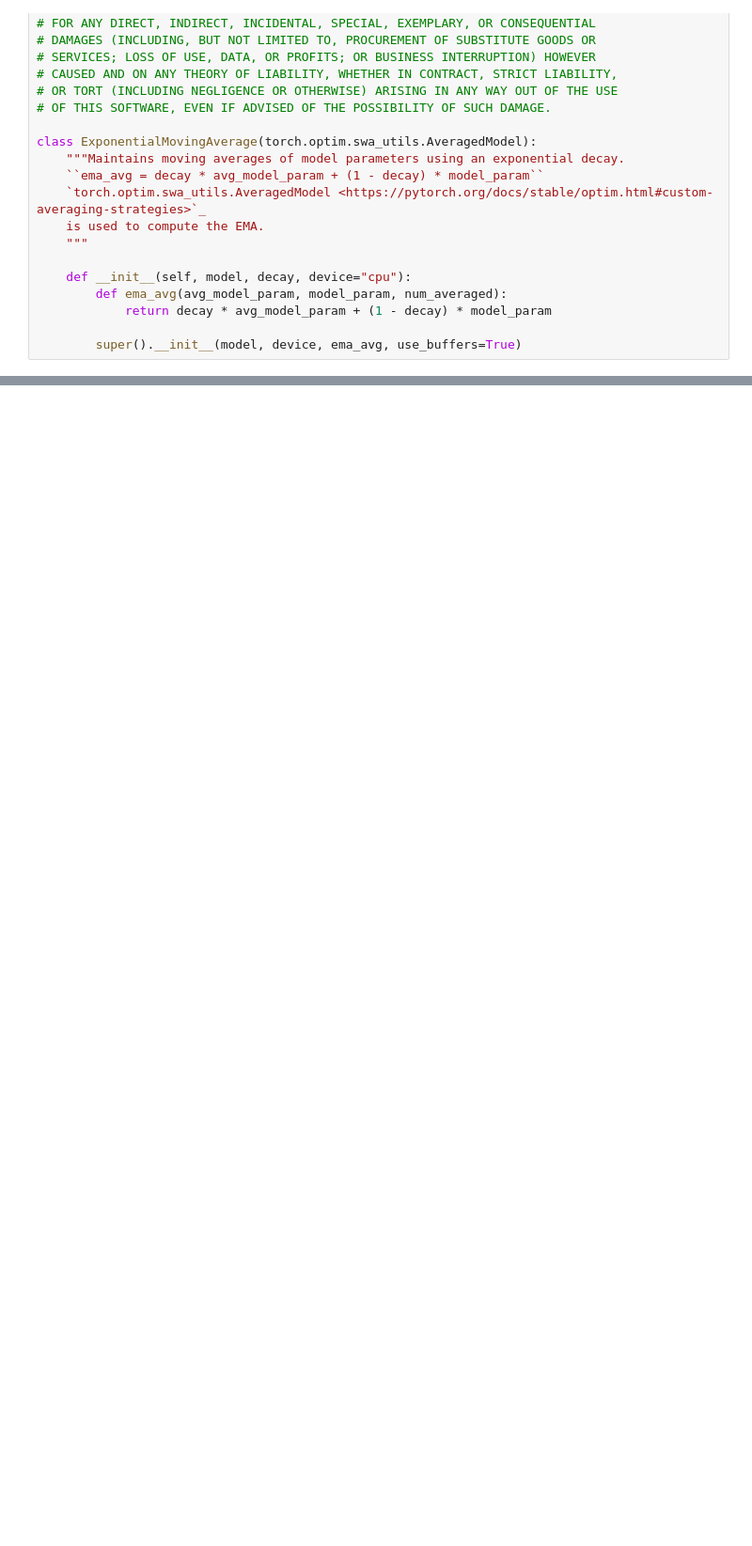
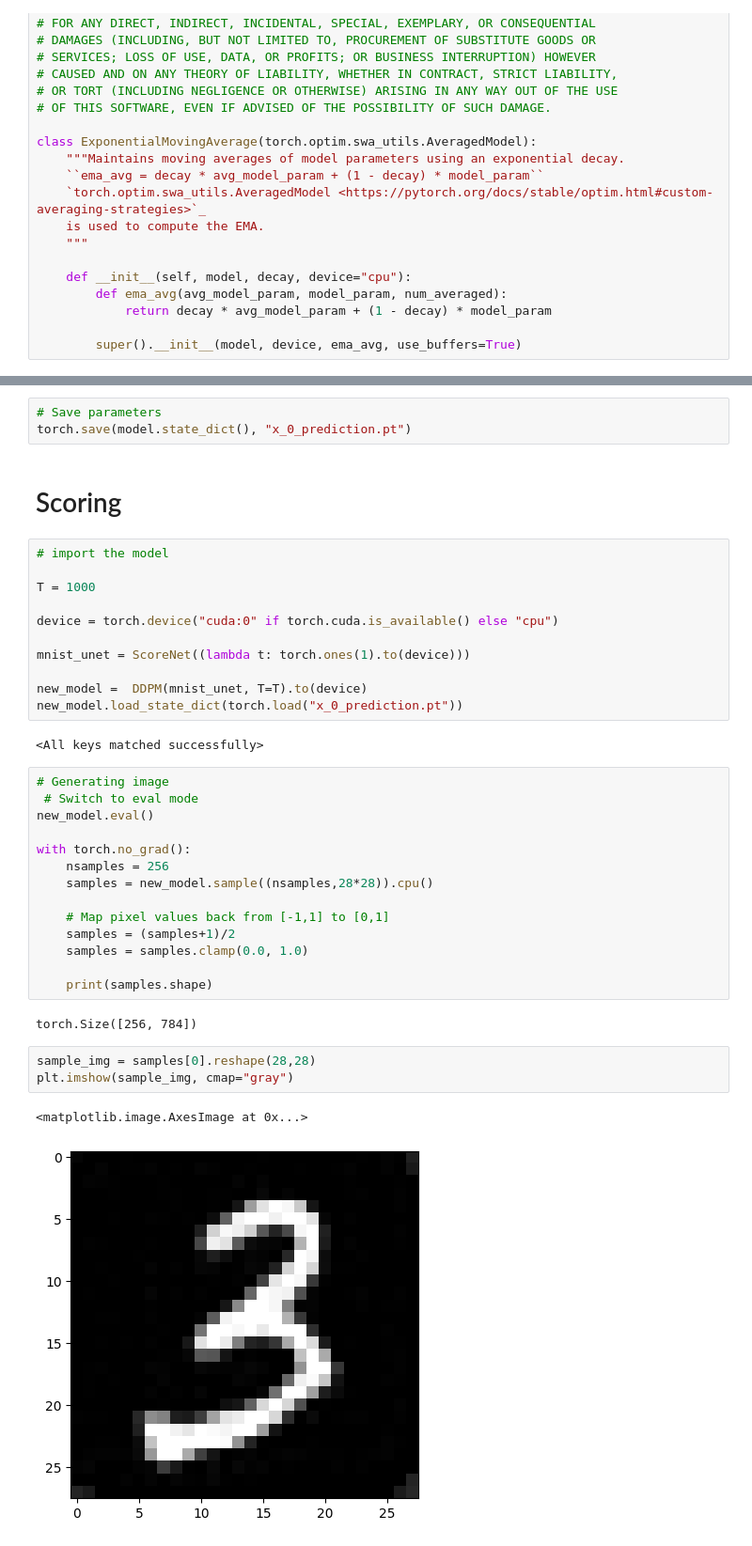
Before and after one commit to trnhatnam/PML_MNIST_Diffusion, a Jupyter notebook: mnist_ddpm_solution_x_0_prediction_.ipynb, the cells around one changed output, grey strips where cells are left out. Shown at 94% size. Drawn from its saved outputs; the diff is of its cells as text; blank space fills up the shorter version.

```diff
--- a/mnist_ddpm_solution_x_0_prediction_.ipynb
+++ b/mnist_ddpm_solution_x_0_prediction_.ipynb
@@ -618,0 +457,40 @@ train(model, optimizer, scheduler, dataloader_train,
+# %%
+# Save parameters
+torch.save(model.state_dict(), "x_0_prediction.pt")
+# %% [markdown]
+# Scoring
+# %%
+# import the model
+
+T = 1000
+
+device = torch.device("cuda:0" if torch.cuda.is_available() else "cpu")
+
+mnist_unet = ScoreNet((lambda t: torch.ones(1).to(device)))
+
+new_model =  DDPM(mnist_unet, T=T).to(device)
+new_model.load_state_dict(torch.load("x_0_prediction.pt"))
+# %% [output]
+<All keys matched successfully>
+# %%
+# Generating image
+ # Switch to eval mode
+new_model.eval()
+
+with torch.no_grad():
+    nsamples = 256
+    samples = new_model.sample((nsamples,28*28)).cpu()
+
+    # Map pixel values back from [-1,1] to [0,1]
+    samples = (samples+1)/2
+    samples = samples.clamp(0.0, 1.0)
+
+    print(samples.shape)
+# %% [output]
+torch.Size([256, 784])
+# %%
+sample_img = samples[0].reshape(28,28)
+plt.imshow(sample_img, cmap="gray")
+# %% [output]
+<matplotlib.image.AxesImage at 0x...>
+[figure, added]
```
Also changed, not shown: parts of 8 cells of this notebook.
